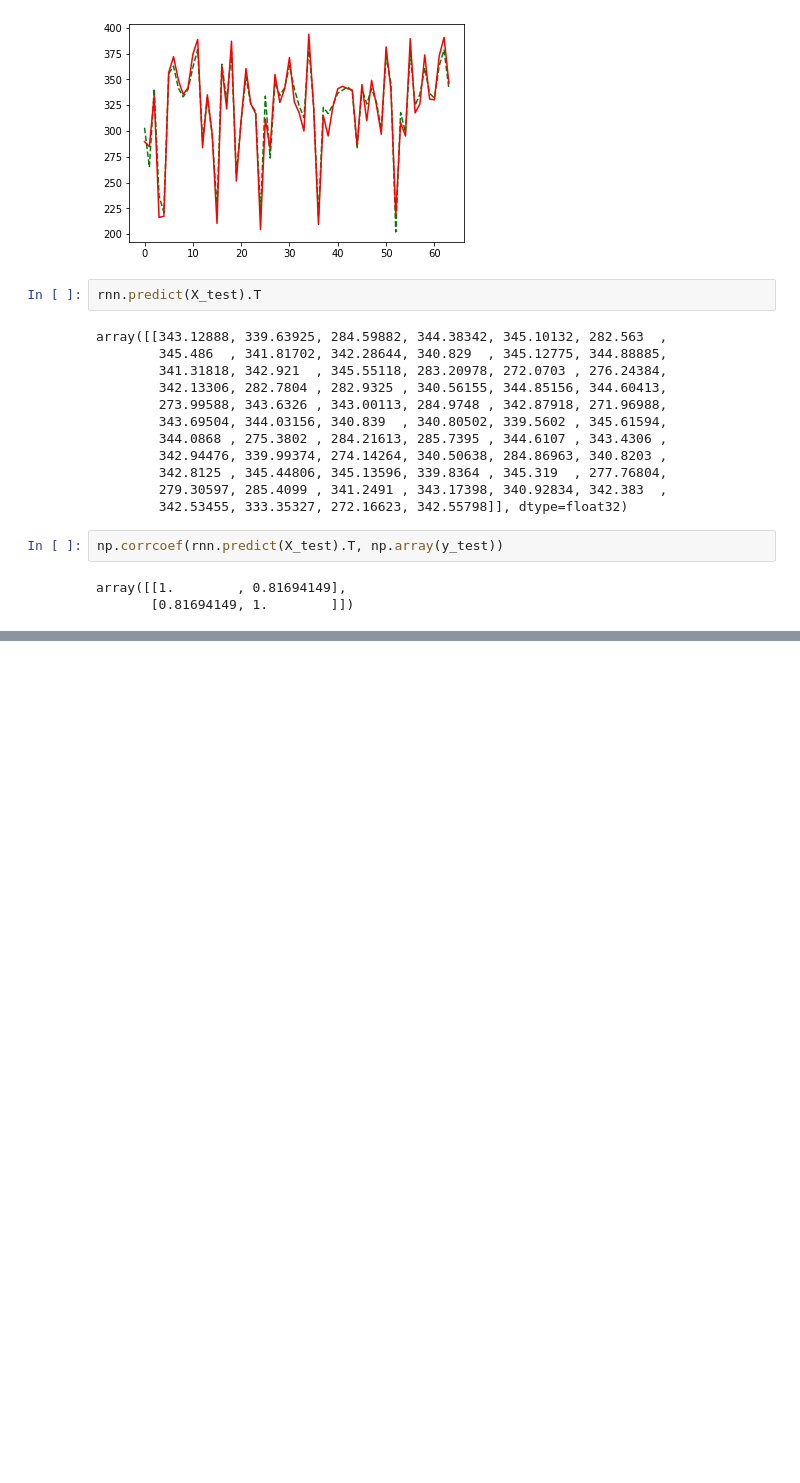
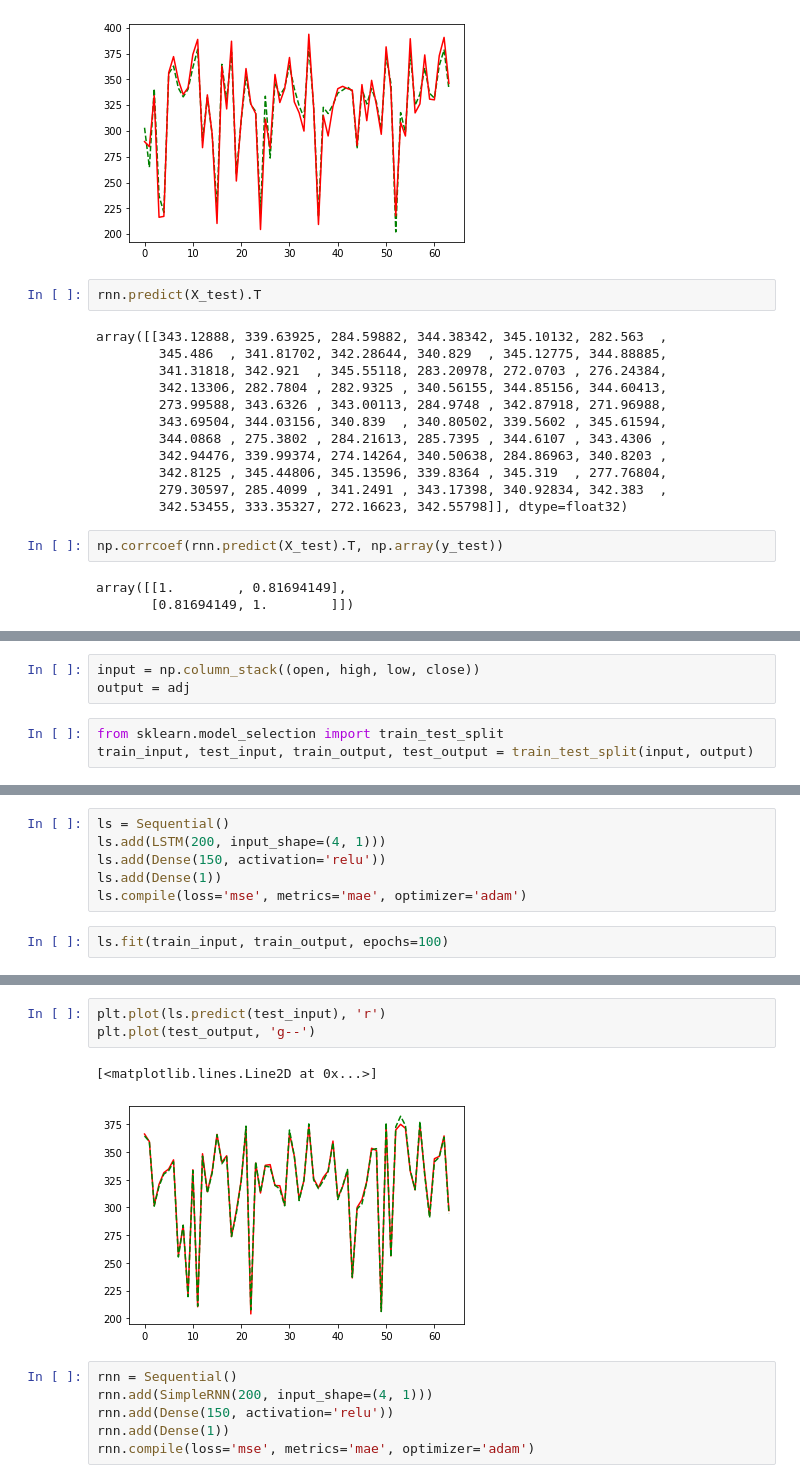
Before and after one commit to eaglehkim/python, a Jupyter notebook: prac5.ipynb, the cells around one changed output, grey strips where cells are left out. Saved outputs shown, nothing was run; the diff lists cells and outputs as text; blank space fills up the shorter version.

```diff
--- a/prac5.ipynb
+++ b/prac5.ipynb
@@ -428,0 +640,6 @@ array([[1.        , 0.81694149],
+# %%
+input = np.column_stack((open, high, low, close))
+output = adj
+# %%
+from sklearn.model_selection import train_test_split
+train_input, test_input, train_output, test_output = train_test_split(input, output)
@@ -428,0 +649,8 @@ array([[1.        , 0.81694149],
+# %%
+ls = Sequential()
+ls.add(LSTM(200, input_shape=(4, 1)))
+ls.add(Dense(150, activation='relu'))
+ls.add(Dense(1))
+ls.compile(loss='mse', metrics='mae', optimizer='adam')
+# %%
+ls.fit(train_input, train_output, epochs=100)
@@ -428,0 +676,12 @@ array([[1.        , 0.81694149],
+# %%
+plt.plot(ls.predict(test_input), 'r')
+plt.plot(test_output, 'g--')
+# %% [output]
+[<matplotlib.lines.Line2D at 0x...>]
+[figure, added]
+# %%
+rnn = Sequential()
+rnn.add(SimpleRNN(200, input_shape=(4, 1)))
+rnn.add(Dense(150, activation='relu'))
+rnn.add(Dense(1))
+rnn.compile(loss='mse', metrics='mae', optimizer='adam')
```
Also changed, not shown: parts of 34 cells of this notebook.
